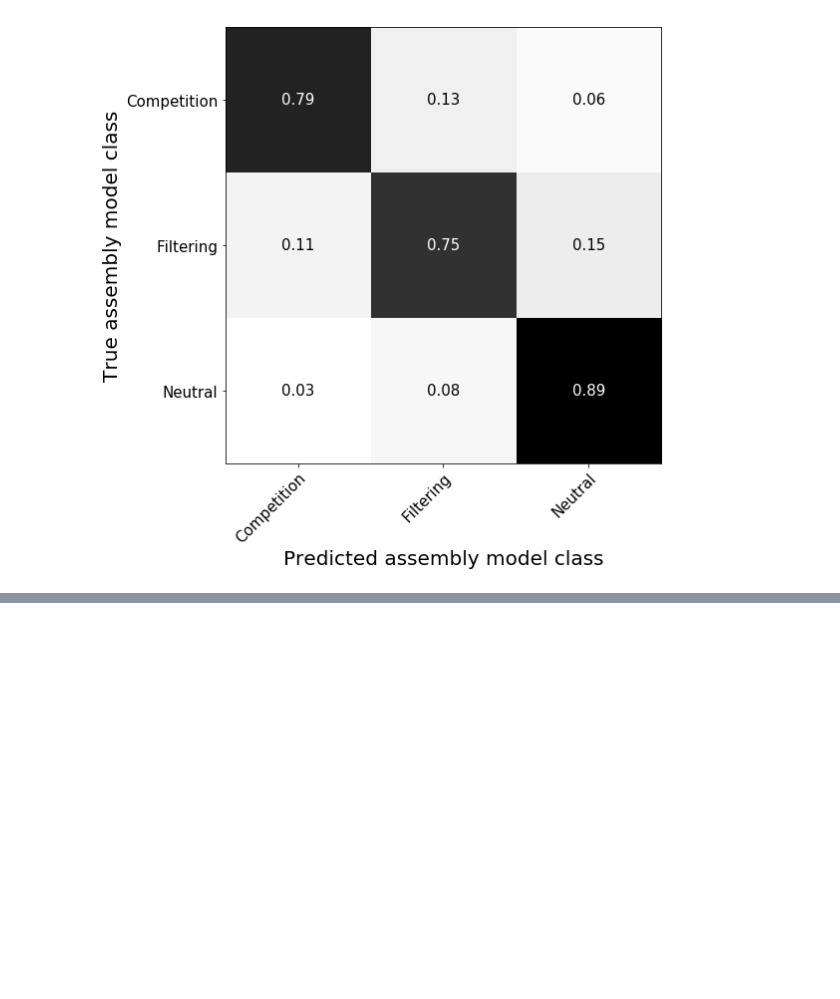
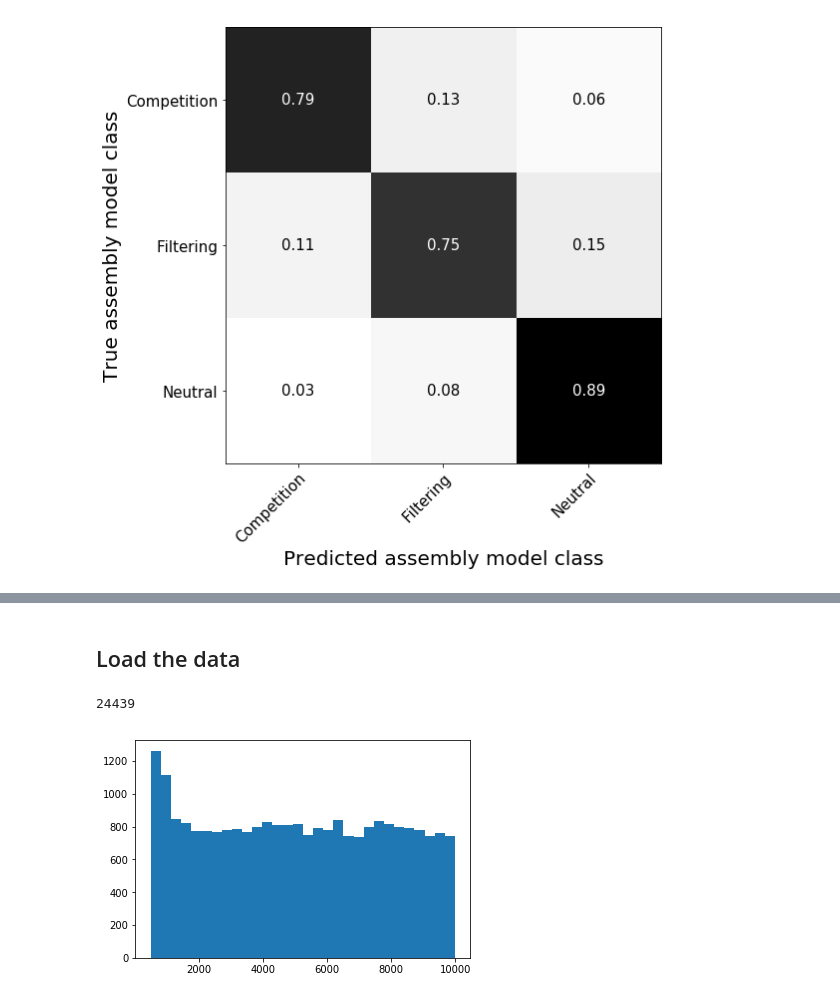
Before and after one commit to messDiv/MESS, a Jupyter notebook: jupyter-notebooks/plotting/Figure4-ClassificationCV.ipynb, the cells around one changed output, grey strips where cells are left out. Saved outputs shown, nothing was run; the diff lists cells and outputs as text; code cells hidden in the pictures; blank space fills up the shorter version.

```diff
--- a/jupyter-notebooks/plotting/Figure4-ClassificationCV.ipynb
+++ b/jupyter-notebooks/plotting/Figure4-ClassificationCV.ipynb
@@ -330,0 +362,12 @@ Cross validation scores
+# %% [markdown]
+## Load the data
+# %%
+analysis_dir = "/home/iovercast/Continuosity/MESS/analysis/figure5-sims/"
+simfile = analysis_dir + "fig5_sims/SIMOUT.txt"
+
+sim_df = pd.read_csv(simfile, sep="\t", header=0)
+_, _, _ = plt.hist(sim_df["J"], bins=30)
+print(len(sim_df))
+# %% [output]
+24439
+[figure, added]
```
Also changed, not shown: parts of 10 cells of this notebook, 6 other files.
